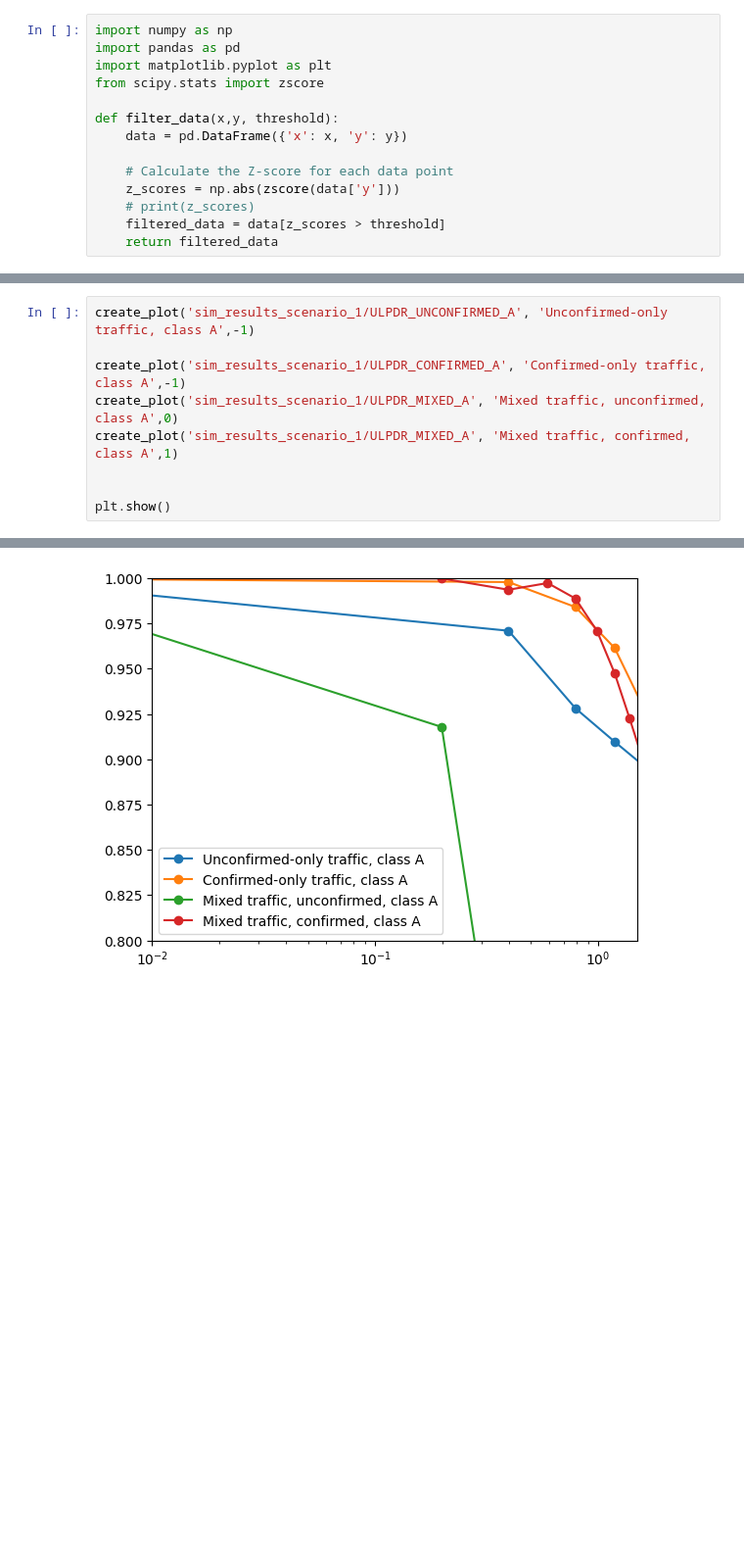
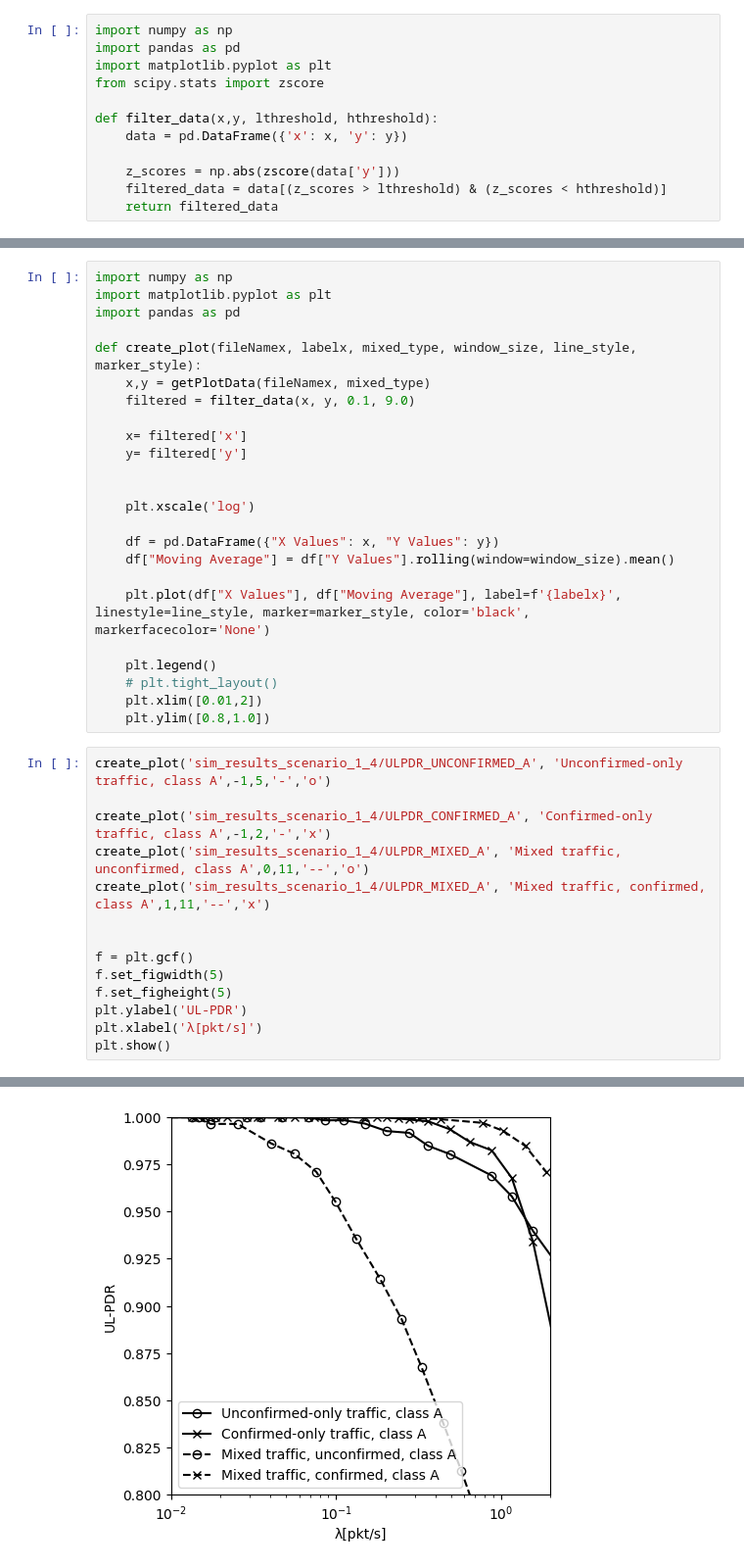
Before and after one commit to Precision-CyberAg/sim_plot, a Jupyter notebook: graph_plot.ipynb, the cells around one changed output, grey strips where cells are left out. Shown at 98% size. Drawn from its saved outputs; the diff is of its cells as text; blank space fills up the shorter version.

```diff
--- a/graph_plot.ipynb
+++ b/graph_plot.ipynb
@@ -37,11 +42,9 @@ import pandas as pd
 import matplotlib.pyplot as plt
 from scipy.stats import zscore
 
-def filter_data(x,y, threshold):
+def filter_data(x,y, lthreshold, hthreshold):
     data = pd.DataFrame({'x': x, 'y': y})
 
-    # Calculate the Z-score for each data point
     z_scores = np.abs(zscore(data['y']))
-    # print(z_scores)
-    filtered_data = data[z_scores > threshold]
+    filtered_data = data[(z_scores > lthreshold) & (z_scores < hthreshold)]
     return filtered_data
@@ -92,10 +51,39 @@ def create_plot(fileNamex, labelx, mixed_type):
+# %%
+import numpy as np
+import matplotlib.pyplot as plt
+import pandas as pd
+
+def create_plot(fileNamex, labelx, mixed_type, window_size, line_style, marker_style):
+    x,y = getPlotData(fileNamex, mixed_type)
+    filtered = filter_data(x, y, 0.1, 9.0)
+
+    x= filtered['x']
+    y= filtered['y']
+
+
+    plt.xscale('log')
+
+    df = pd.DataFrame({"X Values": x, "Y Values": y})
+    df["Moving Average"] = df["Y Values"].rolling(window=window_size).mean()
+
+    plt.plot(df["X Values"], df["Moving Average"], label=f'{labelx}', linestyle=line_style, marker=marker_style, color='black', markerfacecolor='None')
+
+    plt.legend()
+    # plt.tight_layout()
+    plt.xlim([0.01,2])
+    plt.ylim([0.8,1.0])
 # %%
-create_plot('sim_results_scenario_1/ULPDR_UNCONFIRMED_A', 'Unconfirmed-only traffic, class A',-1)
+create_plot('sim_results_scenario_1_4/ULPDR_UNCONFIRMED_A', 'Unconfirmed-only traffic, class A',-1,5,'-','o')
 
-create_plot('sim_results_scenario_1/ULPDR_CONFIRMED_A', 'Confirmed-only traffic, class A',-1)
-create_plot('sim_results_scenario_1/ULPDR_MIXED_A', 'Mixed traffic, unconfirmed, class A',0)
-create_plot('sim_results_scenario_1/ULPDR_MIXED_A', 'Mixed traffic, confirmed, class A',1)
+create_plot('sim_results_scenario_1_4/ULPDR_CONFIRMED_A', 'Confirmed-only traffic, class A',-1,2,'-','x')
+create_plot('sim_results_scenario_1_4/ULPDR_MIXED_A', 'Mixed traffic, unconfirmed, class A',0,11,'--','o')
+create_plot('sim_results_scenario_1_4/ULPDR_MIXED_A', 'Mixed traffic, confirmed, class A',1,11,'--','x')
 
 
+f = plt.gcf()
+f.set_figwidth(5)
+f.set_figheight(5)
+plt.ylabel('UL-PDR')
+plt.xlabel('λ[pkt/s]')
 plt.show()
 # %% [output]
@@ -119 +90 @@ plt.show()
-[figure, old version]
+[figure, new version]
```
Also changed, not shown: parts of 10 cells of this notebook, 39 other files.
